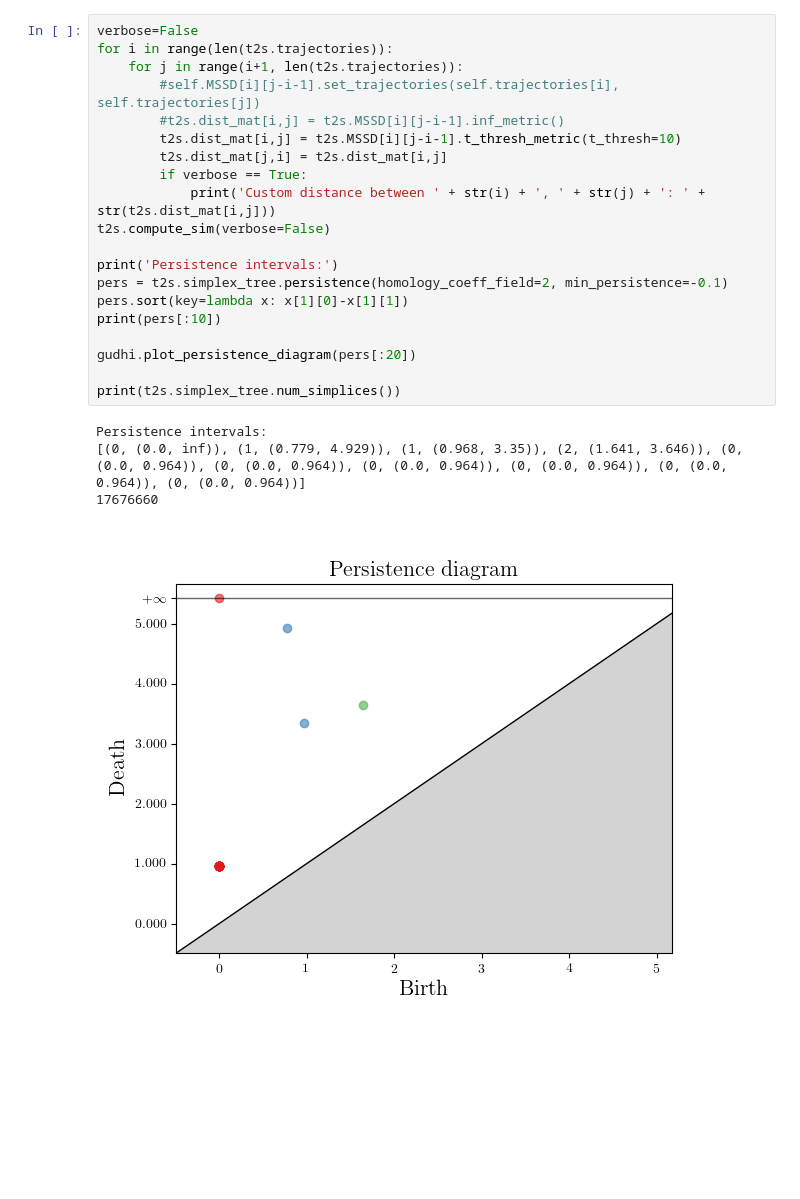
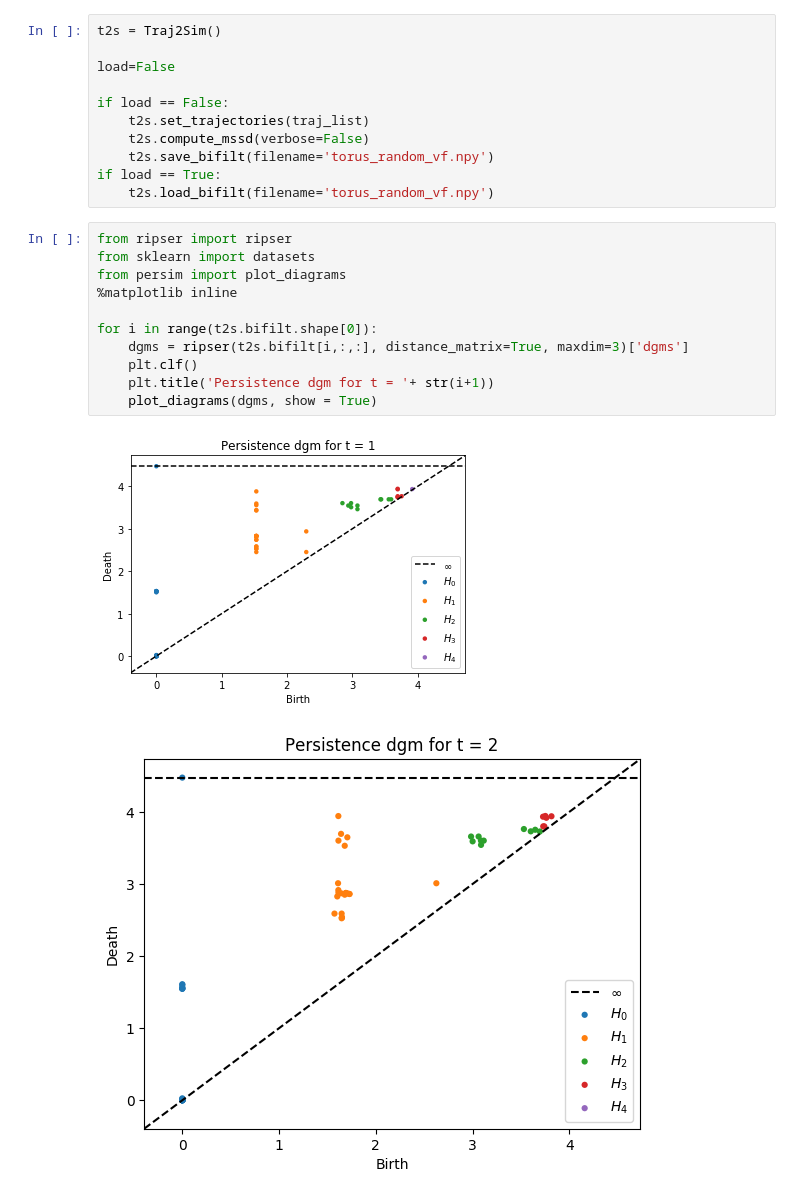
Before and after one commit to Mishalassif/Traj2Phase, a Jupyter notebook: examples/torus/trig_vectorfield.ipynb, the cells around one changed output. Drawn from its saved outputs; the diff is of its cells as text; blank space fills up the shorter version.

```diff
--- a/examples/torus/trig_vectorfield.ipynb
+++ b/examples/torus/trig_vectorfield.ipynb
@@ -90,25 +79,25 @@ TypeError: object of type 'int' has no len()
-# %%
-verbose=False
-for i in range(len(t2s.trajectories)):
-    for j in range(i+1, len(t2s.trajectories)):
-        #self.MSSD[i][j-i-1].set_trajectories(self.trajectories[i], self.trajectories[j])
-        #t2s.dist_mat[i,j] = t2s.MSSD[i][j-i-1].inf_metric()
-        t2s.dist_mat[i,j] = t2s.MSSD[i][j-i-1].t_thresh_metric(t_thresh=10)
-        t2s.dist_mat[j,i] = t2s.dist_mat[i,j]
-        if verbose == True:
-            print('Custom distance between ' + str(i) + ', ' + str(j) + ': ' + str(t2s.dist_mat[i,j]))
-t2s.compute_sim(verbose=False)
-
-print('Persistence intervals:')
-pers = t2s.simplex_tree.persistence(homology_coeff_field=2, min_persistence=-0.1)
-pers.sort(key=lambda x: x[1][0]-x[1][1])
-print(pers[:10])
-
-gudhi.plot_persistence_diagram(pers[:20])
-
-print(t2s.simplex_tree.num_simplices())
-# %% [output]
-Persistence intervals:
-[(0, (0.0, inf)), (1, (0.779, 4.929)), (1, (0.968, 3.35)), (2, (1.641, 3.646)), (0, (0.0, 0.964)), (0, (0.0, 0.964)), (0, (0.0, 0.964)), (0, (0.0, 0.964)), (0, (0.0, 0.964)), (0, (0.0, 0.964))]
-17676660
-[figure, removed]
+# %%
+t2s = Traj2Sim()
+
+load=False
+
+if load == False:
+    t2s.set_trajectories(traj_list)
+    t2s.compute_mssd(verbose=False)
+    t2s.save_bifilt(filename='torus_random_vf.npy')
+if load == True:
+    t2s.load_bifilt(filename='torus_random_vf.npy')
+# %%
+from ripser import ripser
+from sklearn import datasets
+from persim import plot_diagrams
+%matplotlib inline
+
+for i in range(t2s.bifilt.shape[0]):
+    dgms = ripser(t2s.bifilt[i,:,:], distance_matrix=True, maxdim=3)['dgms']
+    plt.clf()
+    plt.title('Persistence dgm for t = '+ str(i+1))
+    plot_diagrams(dgms, show = True)
+# %% [output]
+[figure, added]
+[figure, added]
```
Also changed, not shown: parts of 5 cells of this notebook, 3 other files.
